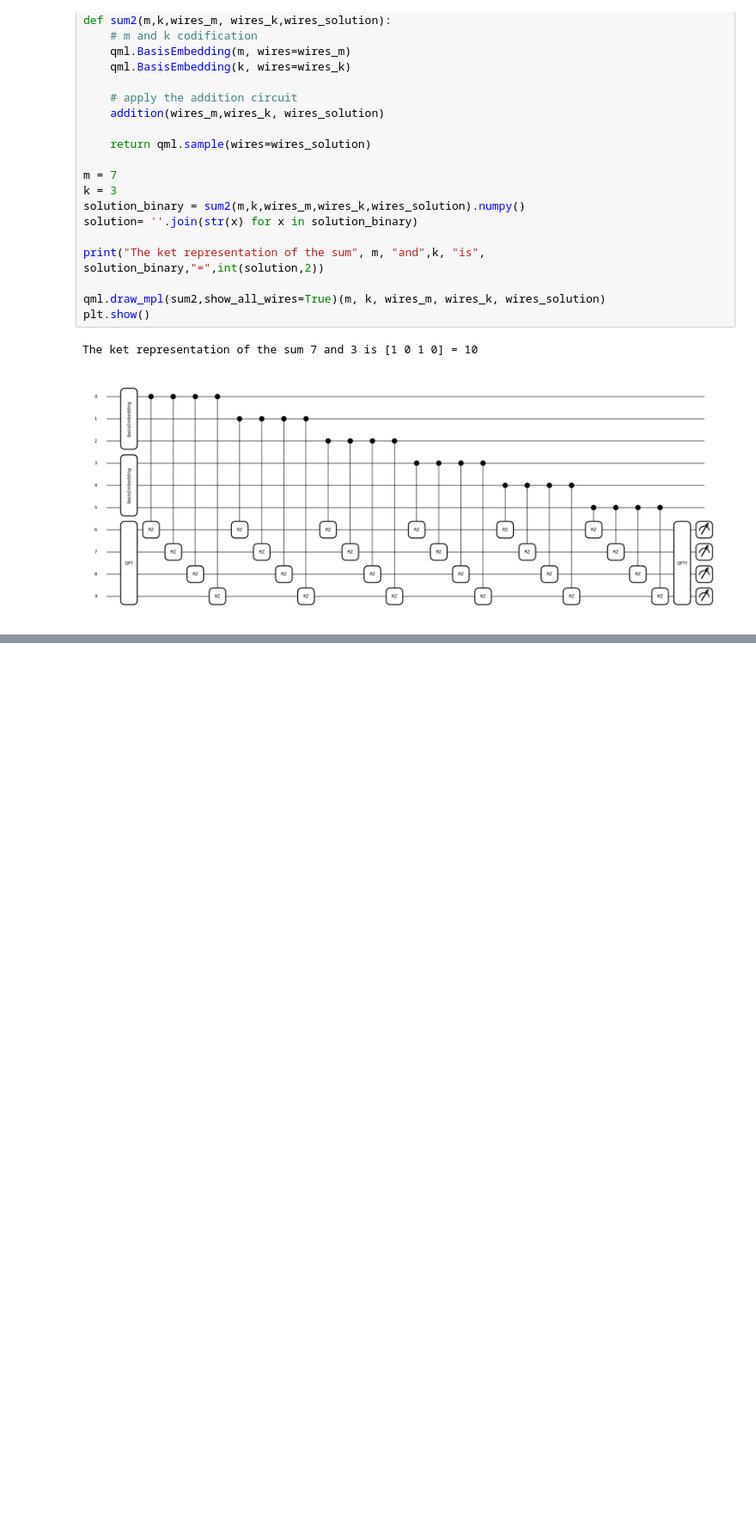
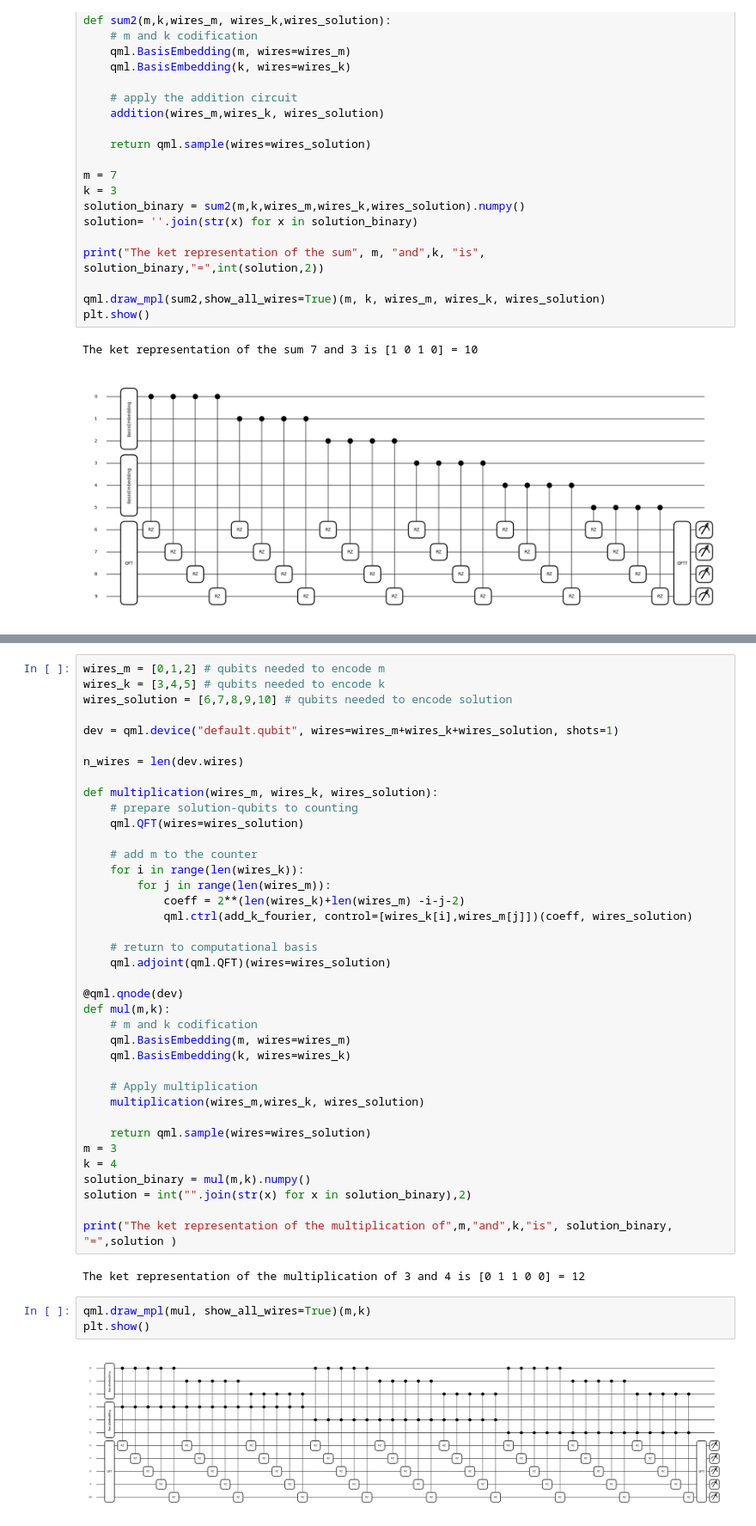
Before and after one commit to Martyna94/PennyLane, a Jupyter notebook: Demos/Basic arithmetic with the quantum Fourier transform (QFT).ipynb, the cells around one changed output, grey strips where cells are left out. Shown: that part at 86% size. Saved outputs shown, nothing was run; the diff lists cells and outputs as text; blank space fills up the shorter version.

Commit message:
Added Basic arithmetic using QFT - multiplication, factorization based on Groveroperator

```diff
--- a/Demos/Basic arithmetic with the quantum Fourier transform (QFT).ipynb
+++ b/Demos/Basic arithmetic with the quantum Fourier transform (QFT).ipynb
@@ -168,0 +183,45 @@ The ket representation of the sum 7 and 3 is [1 0 1 0] = 10
+# %%
+wires_m = [0,1,2] # qubits needed to encode m
+wires_k = [3,4,5] # qubits needed to encode k
+wires_solution = [6,7,8,9,10] # qubits needed to encode solution
+
+dev = qml.device("default.qubit", wires=wires_m+wires_k+wires_solution, shots=1)
+
+n_wires = len(dev.wires)
+
+def multiplication(wires_m, wires_k, wires_solution):
+    # prepare solution-qubits to counting
+    qml.QFT(wires=wires_solution)
+
+    # add m to the counter
+    for i in range(len(wires_k)):
+        for j in range(len(wires_m)):
+            coeff = 2**(len(wires_k)+len(wires_m) -i-j-2)
+            qml.ctrl(add_k_fourier, control=[wires_k[i],wires_m[j]])(coeff, wires_solution)
+
+    # return to computational basis
+    qml.adjoint(qml.QFT)(wires=wires_solution)
+
+@qml.qnode(dev)
+def mul(m,k):
+    # m and k codification
+    qml.BasisEmbedding(m, wires=wires_m)
+    qml.BasisEmbedding(k, wires=wires_k)
+
+    # Apply multiplication
+    multiplication(wires_m,wires_k, wires_solution)
+
+    return qml.sample(wires=wires_solution)
+m = 3
+k = 4
+solution_binary = mul(m,k).numpy()
+solution = int("".join(str(x) for x in solution_binary),2)
+
+print("The ket representation of the multiplication of",m,"and",k,"is", solution_binary, "=",solution )
+# %% [output]
+The ket representation of the multiplication of 3 and 4 is [0 1 1 0 0] = 12
+# %%
+qml.draw_mpl(mul, show_all_wires=True)(m,k)
+plt.show()
+# %% [output]
+[figure, added]
```
Also changed, not shown: parts of 6 cells of this notebook, 2 other files.
